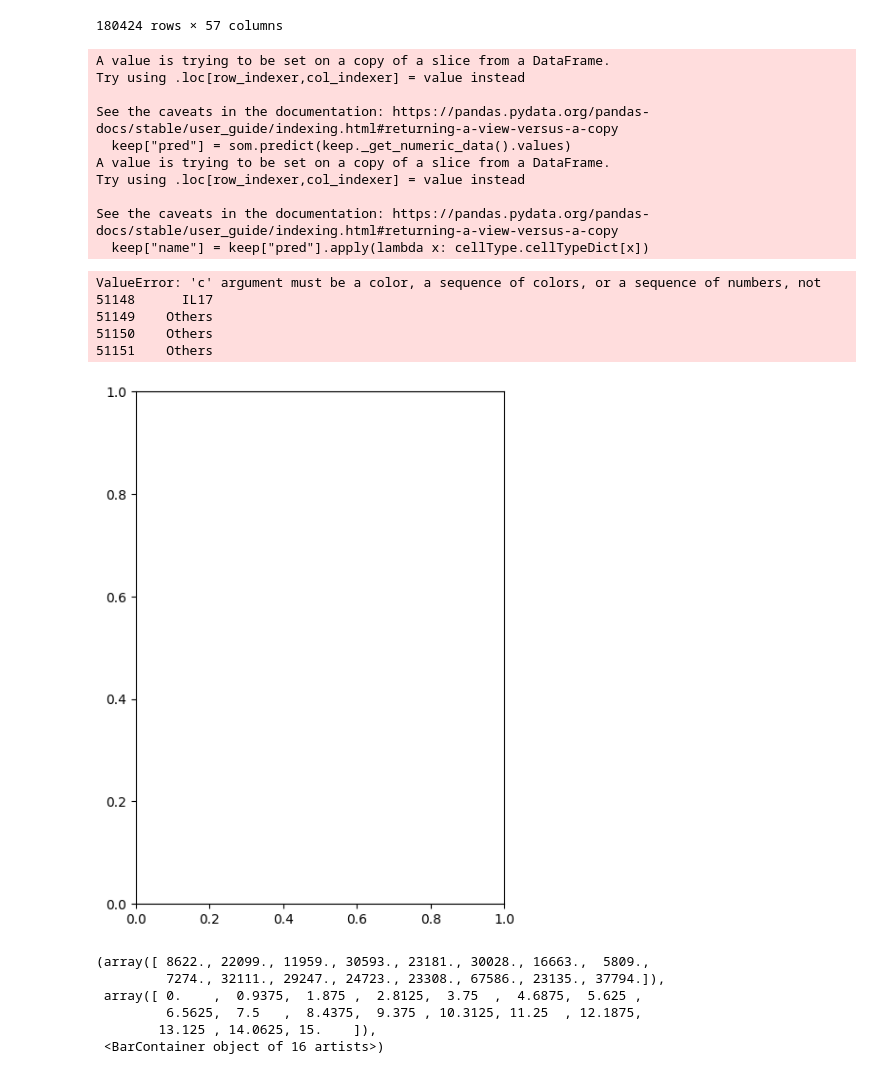
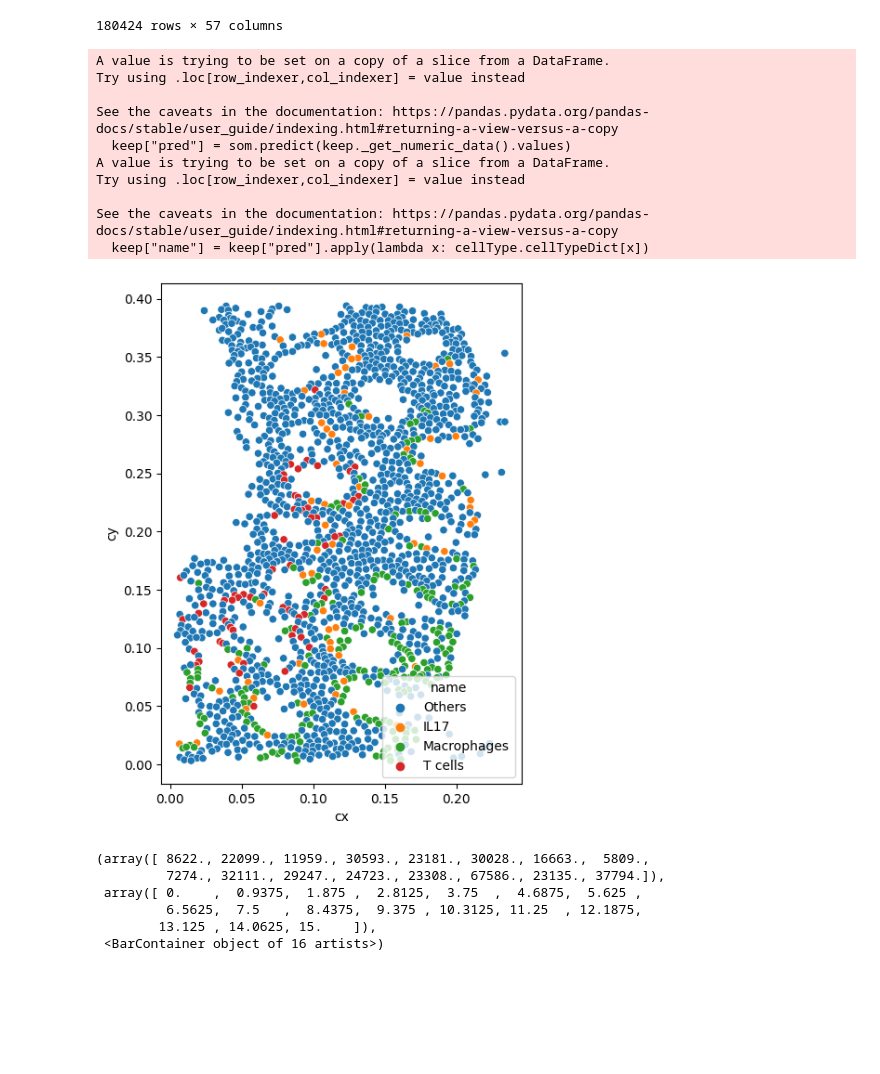
Before and after one commit to JanSuper/MasterProject1-1, a Jupyter notebook: Project Update.ipynb, the cells around one changed output. Cells and saved outputs as stored; diff of their text form; code cells hidden in the pictures; blank space fills up the shorter version.

```diff
--- a/Project Update.ipynb
+++ b/Project Update.ipynb
@@ -77,34 +77,28 @@ id = 0
 # %%
 keep = df1n[df1n["ImageNumber"] == l[id]]
 id += 1
 
 fig, ax = plt.subplots(nrows=1, ncols=1, figsize=(5,7))
 x = keep['cx']
 y = keep['cy']
 keep["pred"] = som.predict(keep._get_numeric_data().values)
 keep["name"] = keep["pred"].apply(lambda x: cellType.cellTypeDict[x])
-ax.scatter(x, y, c=keep["name"], cmap='rainbow', s=10)
-ax.legend()
-ax.title.set_text('SOM Predictions')
+sns.scatterplot(x='cx', y='cy', data=keep, hue='name')
 
 
 plt.show()
 # %% [output]
 A value is trying to be set on a copy of a slice from a DataFrame.
 Try using .loc[row_indexer,col_indexer] = value instead
 
 See the caveats in the documentation: https://pandas.pydata.org/pandas-docs/stable/user_guide/indexing.html#returning-a-view-versus-a-copy
   keep["pred"] = som.predict(keep._get_numeric_data().values)
 A value is trying to be set on a copy of a slice from a DataFrame.
 Try using .loc[row_indexer,col_indexer] = value instead
 
 See the caveats in the documentation: https://pandas.pydata.org/pandas-docs/stable/user_guide/indexing.html#returning-a-view-versus-a-copy
   keep["name"] = keep["pred"].apply(lambda x: cellType.cellTypeDict[x])
-ValueError: 'c' argument must be a color, a sequence of colors, or a sequence of numbers, not 51148      IL17
-51149    Others
-51150    Others
-51151    Others
-[figure, old version]
+[figure, new version]
 # %%
 
 dfn = df.copy()
```
Also changed, not shown: parts of 1 cell of this notebook.
